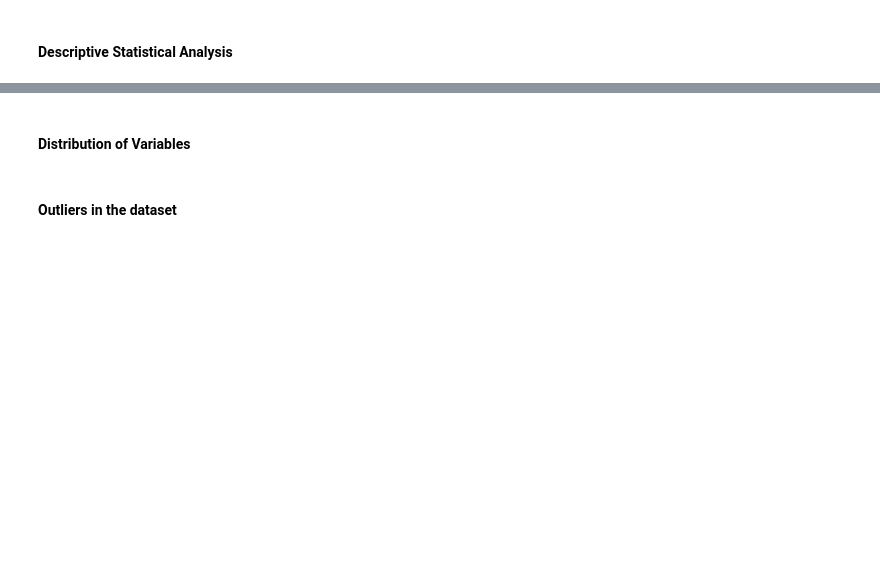
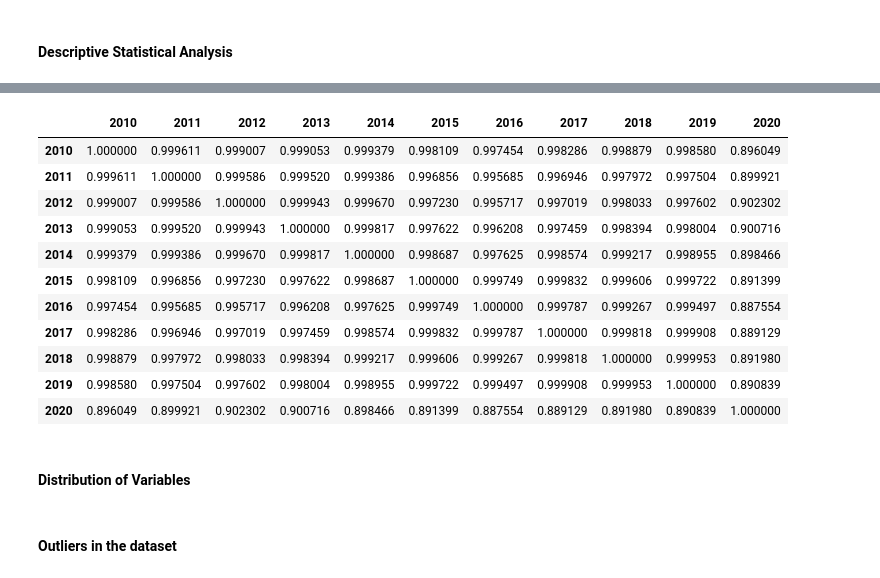
Before and after one commit to kesnel/ayiti-analytics-capstone-project, a Jupyter notebook: EDA.ipynb, the cells around one changed output, grey strips where cells are left out. Saved outputs shown, nothing was run; the diff lists cells and outputs as text; code cells hidden in the pictures; blank space fills up the shorter version.

```diff
--- a/EDA.ipynb
+++ b/EDA.ipynb
@@ -504,0 +567,15 @@ Name: Product/Sector, dtype: int64
+# %%
+df.corr()
+# %% [output]
+|  | 2010 | 2011 | 2012 | 2013 | 2014 | 2015 | 2016 | 2017 | 2018 | 2019 | 2020 |
+| 2010 | 1.000000 | 0.999611 | 0.999007 | 0.999053 | 0.999379 | 0.998109 | 0.997454 | 0.998286 | 0.998879 | 0.998580 | 0.896049 |
+| 2011 | 0.999611 | 1.000000 | 0.999586 | 0.999520 | 0.999386 | 0.996856 | 0.995685 | 0.996946 | 0.997972 | 0.997504 | 0.899921 |
+| 2012 | 0.999007 | 0.999586 | 1.000000 | 0.999943 | 0.999670 | 0.997230 | 0.995717 | 0.997019 | 0.998033 | 0.997602 | 0.902302 |
+| 2013 | 0.999053 | 0.999520 | 0.999943 | 1.000000 | 0.999817 | 0.997622 | 0.996208 | 0.997459 | 0.998394 | 0.998004 | 0.900716 |
+| 2014 | 0.999379 | 0.999386 | 0.999670 | 0.999817 | 1.000000 | 0.998687 | 0.997625 | 0.998574 | 0.999217 | 0.998955 | 0.898466 |
+| 2015 | 0.998109 | 0.996856 | 0.997230 | 0.997622 | 0.998687 | 1.000000 | 0.999749 | 0.999832 | 0.999606 | 0.999722 | 0.891399 |
+| 2016 | 0.997454 | 0.995685 | 0.995717 | 0.996208 | 0.997625 | 0.999749 | 1.000000 | 0.999787 | 0.999267 | 0.999497 | 0.887554 |
+| 2017 | 0.998286 | 0.996946 | 0.997019 | 0.997459 | 0.998574 | 0.999832 | 0.999787 | 1.000000 | 0.999818 | 0.999908 | 0.889129 |
+| 2018 | 0.998879 | 0.997972 | 0.998033 | 0.998394 | 0.999217 | 0.999606 | 0.999267 | 0.999818 | 1.000000 | 0.999953 | 0.891980 |
+| 2019 | 0.998580 | 0.997504 | 0.997602 | 0.998004 | 0.998955 | 0.999722 | 0.999497 | 0.999908 | 0.999953 | 1.000000 | 0.890839 |
+| 2020 | 0.896049 | 0.899921 | 0.902302 | 0.900716 | 0.898466 | 0.891399 | 0.887554 | 0.889129 | 0.891980 | 0.890839 | 1.000000 |
```
Also changed, not shown: parts of 13 cells of this notebook.
